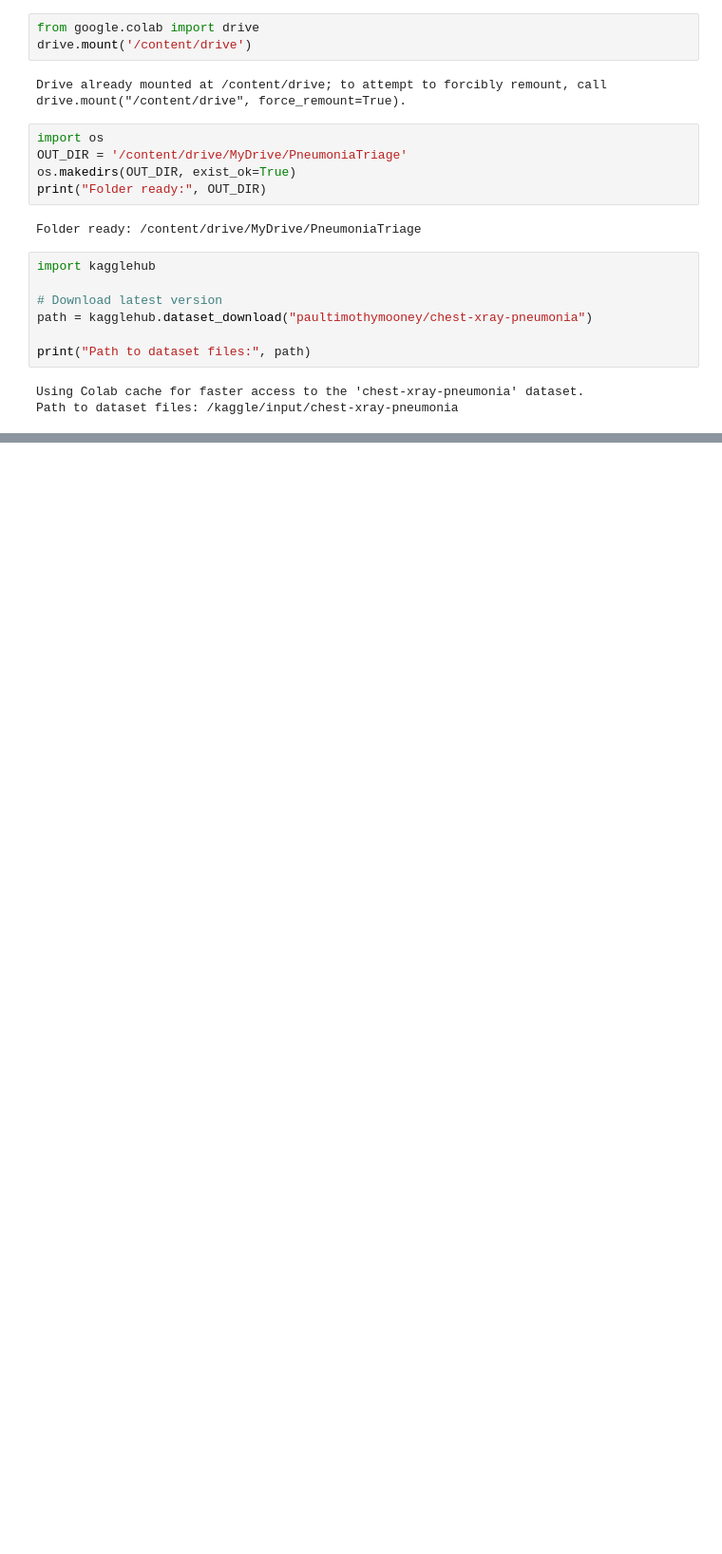
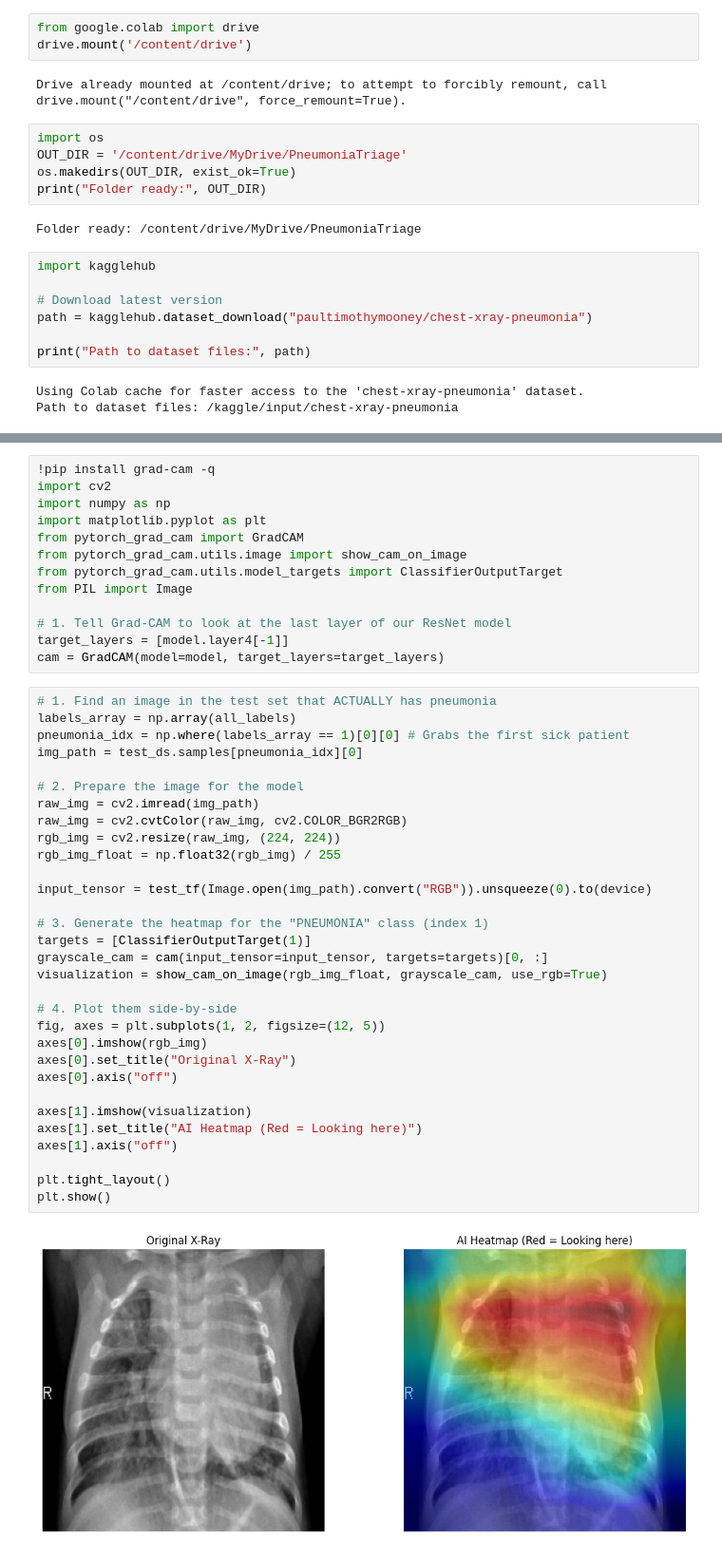
Before and after one commit to night-marionette/Pneumonia-Triage, a Jupyter notebook: 01_model.ipynb, the cells around one changed output, grey strips where cells are left out. Shown at 95% size. Cells and saved outputs as stored; diff of their text form; blank space fills up the shorter version.

Commit message:
Heatmap and UI added

```diff
--- a/01_model.ipynb
+++ b/01_model.ipynb
@@ -207,0 +208,46 @@ Showing 3 missed pneumonia cases...
+# %%
+!pip install grad-cam -q
+import cv2
+import numpy as np
+import matplotlib.pyplot as plt
+from pytorch_grad_cam import GradCAM
+from pytorch_grad_cam.utils.image import show_cam_on_image
+from pytorch_grad_cam.utils.model_targets import ClassifierOutputTarget
+from PIL import Image
+
+# 1. Tell Grad-CAM to look at the last layer of our ResNet model
+target_layers = [model.layer4[-1]]
+cam = GradCAM(model=model, target_layers=target_layers)
+# %%
+# 1. Find an image in the test set that ACTUALLY has pneumonia
+labels_array = np.array(all_labels)
+pneumonia_idx = np.where(labels_array == 1)[0][0] # Grabs the first sick patient
+img_path = test_ds.samples[pneumonia_idx][0]
+
+# 2. Prepare the image for the model
+raw_img = cv2.imread(img_path)
+raw_img = cv2.cvtColor(raw_img, cv2.COLOR_BGR2RGB)
+rgb_img = cv2.resize(raw_img, (224, 224))
+rgb_img_float = np.float32(rgb_img) / 255
+
+input_tensor = test_tf(Image.open(img_path).convert("RGB")).unsqueeze(0).to(device)
+
+# 3. Generate the heatmap for the "PNEUMONIA" class (index 1)
+targets = [ClassifierOutputTarget(1)]
+grayscale_cam = cam(input_tensor=input_tensor, targets=targets)[0, :]
+visualization = show_cam_on_image(rgb_img_float, grayscale_cam, use_rgb=True)
+
+# 4. Plot them side-by-side
+fig, axes = plt.subplots(1, 2, figsize=(12, 5))
+axes[0].imshow(rgb_img)
+axes[0].set_title("Original X-Ray")
+axes[0].axis("off")
+
+axes[1].imshow(visualization)
+axes[1].set_title("AI Heatmap (Red = Looking here)")
+axes[1].axis("off")
+
+plt.tight_layout()
+plt.show()
+# %% [output]
+[figure, added]
```
Also changed, not shown: parts of 3 cells of this notebook.
